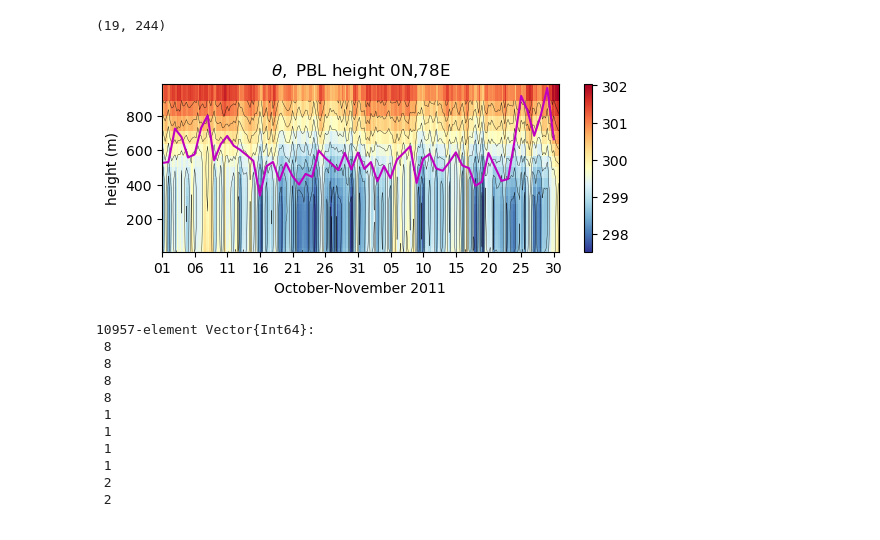
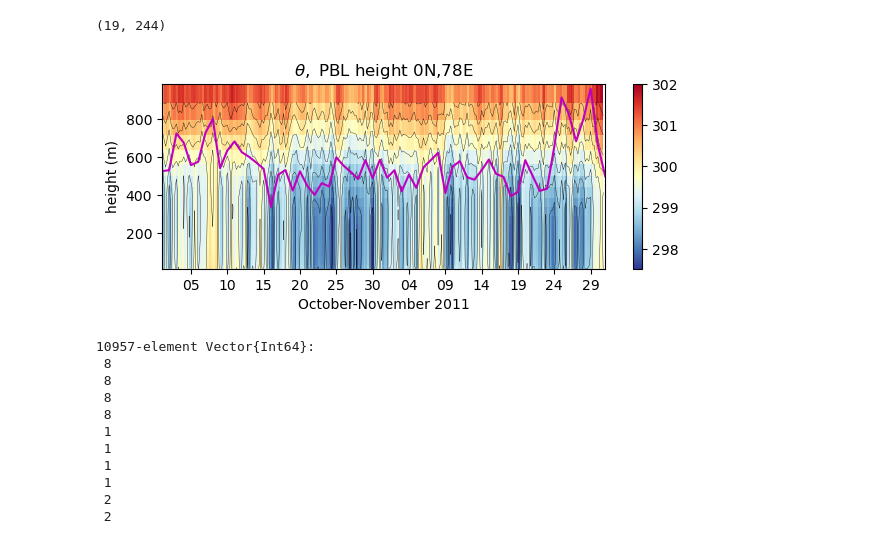
Before and after one commit to deszoeke/cmip6, a Jupyter notebook: era5/era5_mjo_vert.ipynb, the cells around one changed output. Drawn from its saved outputs; the diff is of its cells as text; code cells hidden in the pictures.

```diff
--- a/era5/era5_mjo_vert.ipynb
+++ b/era5/era5_mjo_vert.ipynb
@@ -234,31 +281,38 @@ size( mean(erath[lonbox(era),eqbox(era),:,:], dims=(1,2))[1,1,:,:] )
 (19, 244)
 # %%
 # plot time-height
+PyPlot.close()
 
 clf()
 ax1 = subplot(2,1,1)
-th_th = mean(erath[lonbox(era),eqbox(era),:,:], dims=(1,2))[1,1,:,:]
-pcm = ax1.pcolormesh(era[:time][:], galt[1:end], (th_th[1:end,1:end-1]),
+th_th = mean(erath[lonbox(era),eqbox(era),:,:], dims=(1,2))[1,1,:,:] # theta time-height
+pcm = ax1.pcolormesh(era[:time][:], galt[1:end], th_th[1:end,1:end-1],
     shading="flat", cmap=ColorMap("RdYlBu_r"))
 colorbar(pcm)
-ax1.contour(era[:time][:], galt[2:end], timeheight[1:end,1:end],
+ax1.contour(era[:time][:], galt[2:end], th_th[1:end,1:end],
     colors="k",
     linewidths=0.25, levels= 296.8:0.5:303.2)
-th_blh = mean( blh[:blh][lonbox(blh),eqbox(blh),:], dims=(1,2) )[1,1,:]
-plot(blh[:time][:], th_blh, color="m")
+th_blh = mean( blh[:blh][lonbox(blh),eqbox(blh),:], dims=(1,2) )[1,1,:] # time-height of BLH
+trange = findall(t-> Date(2011,10,1)<=t<=Date(2011,12,1), blh[:time][:])
+ax1.set_xlim([Date(2011,10,1), Date(2011,12,1)])
+ax1.plot(blh[:time][trange], th_blh[trange], color="m")
 xlabel("degrees longitude")
 ylabel("height (m)")
+# ax1.get_xlim()
+# ax1.set_xlim(dt2mt.([Date(2011,10,1), Date(2011,11,30)]))
+
 # mpl date formatters
 majorformatter = matplotlib[:dates][:DateFormatter]("%d")
 majorlocator = matplotlib[:dates][:DayLocator](interval=5)
 ax1[:xaxis][:set_major_formatter](majorformatter)
 ax1[:xaxis][:set_major_locator](majorlocator)
 title(L"\theta,"*" PBL height 0N,78E")
 xlabel("October-November 2011")
-savefig("th_pblh_timeheight_OctNov2011.png")
+tight_layout()
+savefig("th_blh_timeheight_OctNov2011.png")
 gcf()
 # %% [output]
-[figure, old version]
+[figure, new version]
 # %%
 # composite era theta and BLH on OMI
 function omi_phs_id(dt)
```
Also changed, not shown: parts of 15 cells of this notebook, 5 other files.
